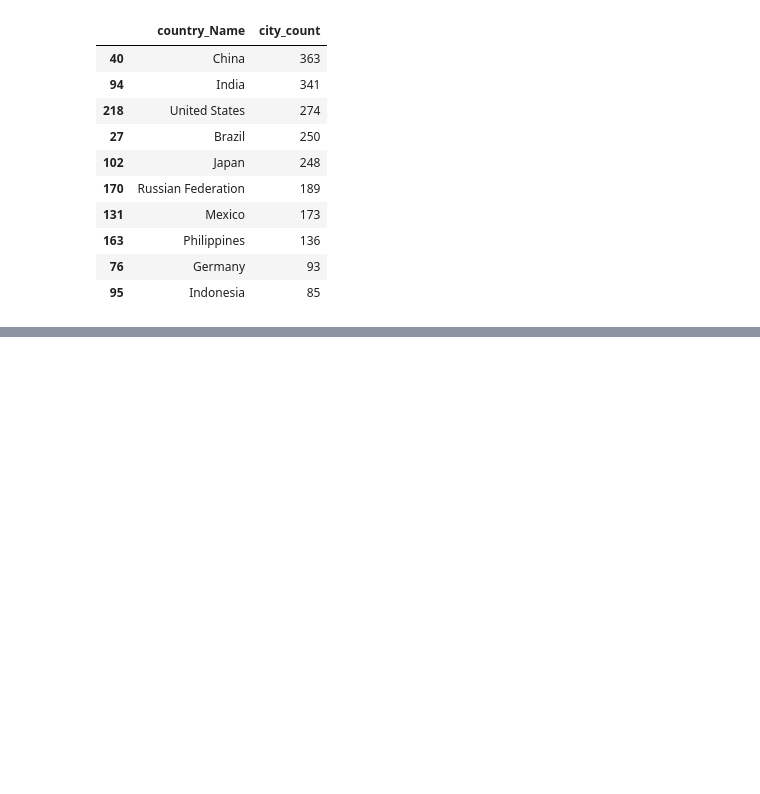
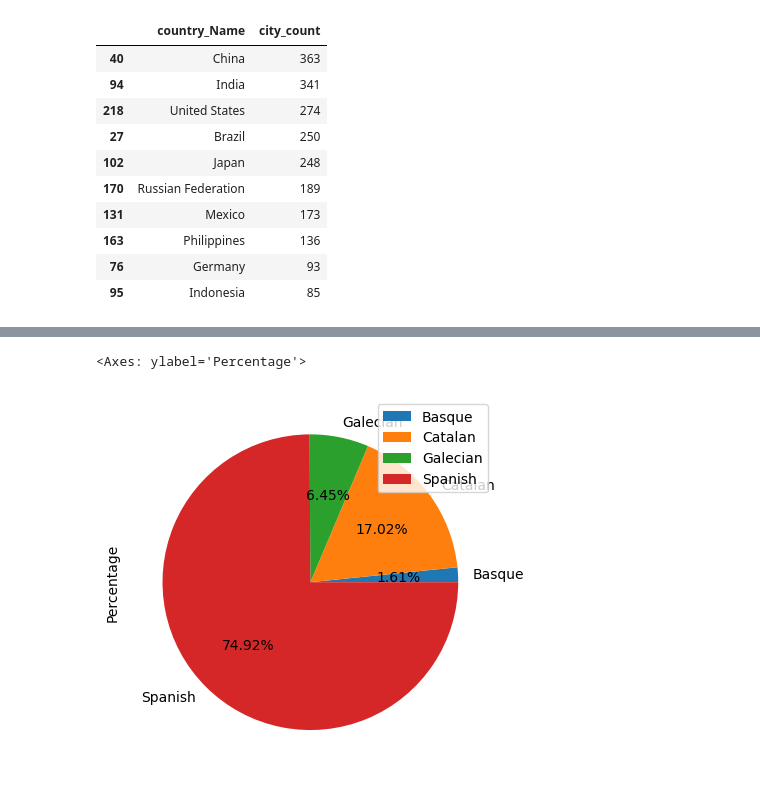
Before and after one commit to MiguelAngel3378/CURSO_ANALISIS_BD2, a Jupyter notebook: m4_pandas/operaciones/world_join.ipynb, the cells around one changed output, grey strips where cells are left out. Drawn from its saved outputs; the diff is of its cells as text; code cells hidden in the pictures; blank space fills up the shorter version.

```diff
--- a/m4_pandas/operaciones/world_join.ipynb
+++ b/m4_pandas/operaciones/world_join.ipynb
@@ -277,0 +301,4 @@ df_count_city.sort_values('city_count', ascending=False).head(10)
+# %%
+filter = df_countrylanguage['CountryCode'] == 'ESP'
+df_lang_spain = df_countrylanguage[filter]
+df_lang_spain
@@ -277,0 +311,7 @@ df_count_city.sort_values('city_count', ascending=False).head(10)
+# %%
+df_lang_spain.plot(kind='pie', y='Percentage',
+                    labels=df_lang_spain['Language'],
+                    autopct='%1.2f%%')
+# %% [output]
+<Axes: ylabel='Percentage'>
+[figure, added]
```
Also changed, not shown: parts of 5 cells of this notebook, 1 other file.
